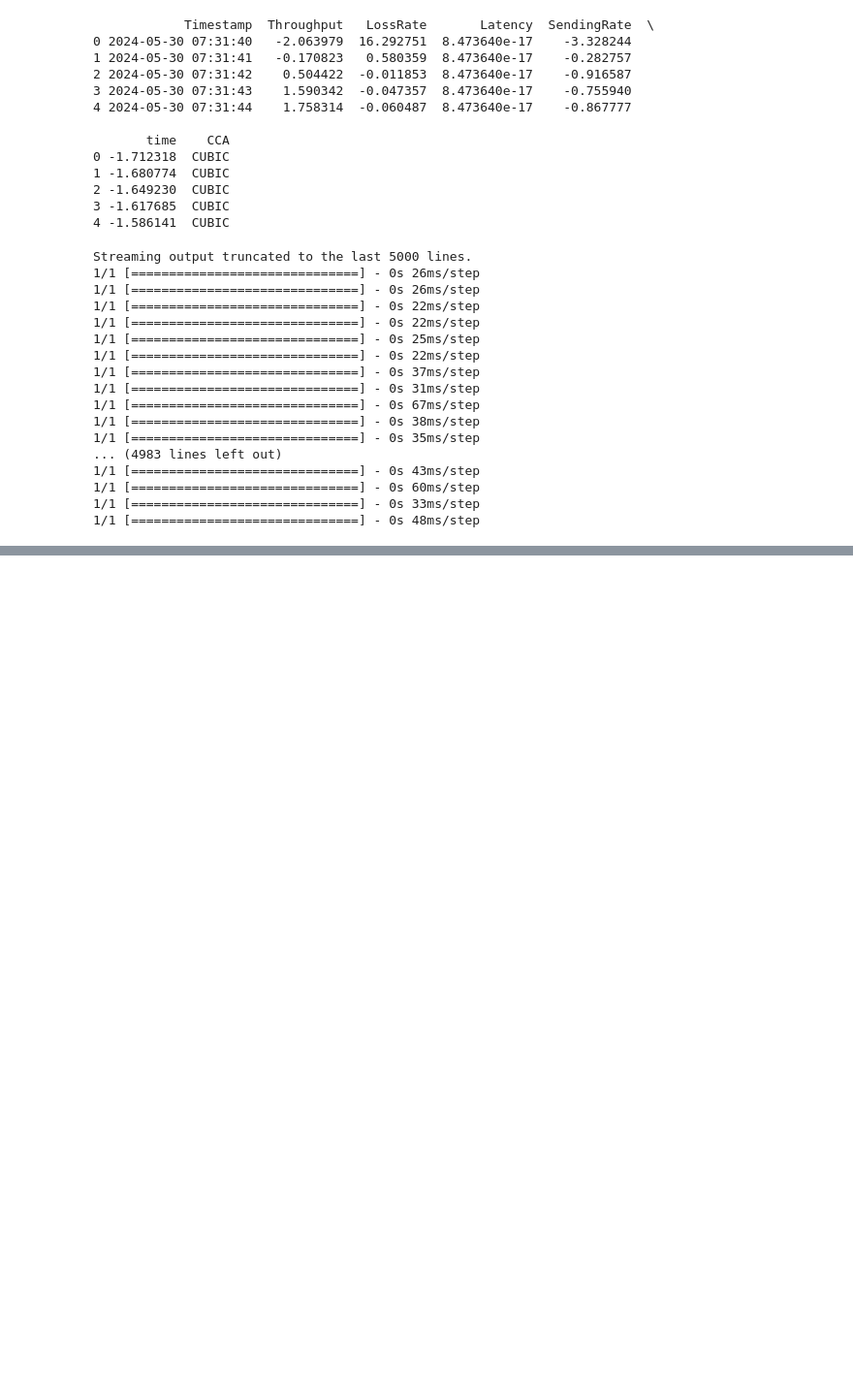
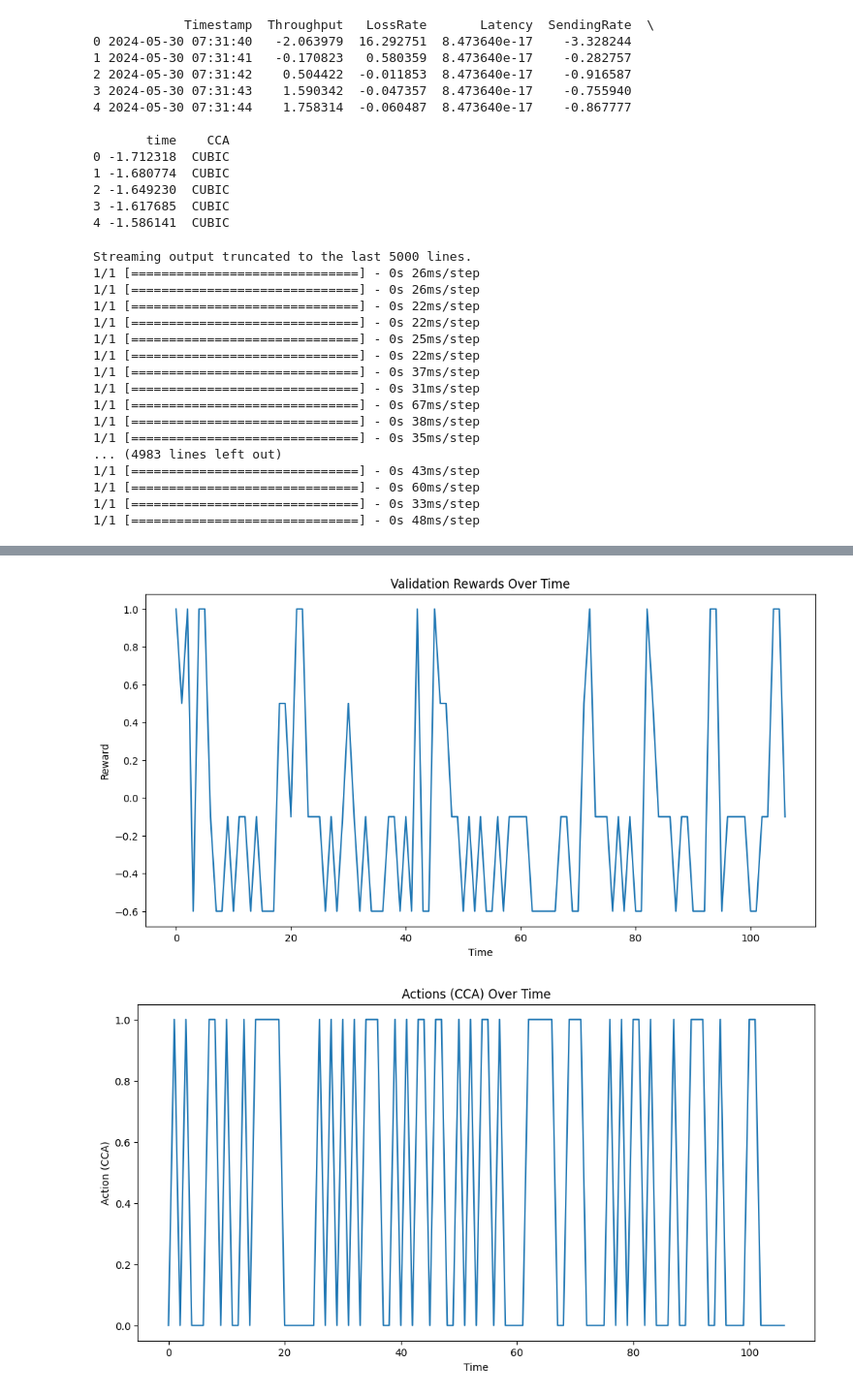
Before and after one commit to Shyamesh/SIT723-24, a Jupyter notebook: start.ipynb, the cells around one changed output, grey strips where cells are left out. Shown at 97% size. Drawn from its saved outputs; the diff is of its cells as text; code cells hidden in the pictures; blank space fills up the shorter version.

```diff
--- a/start.ipynb
+++ b/start.ipynb
@@ -375,0 +424,35 @@ Streaming output truncated to the last 5000 lines.
+# %%
+import matplotlib.pyplot as plt
+
+# Validate the model
+obs = env.reset()
+rewards = []
+actions = []
+
+for _ in range(len(test_data)):
+    # Use agent.model to predict actions
+    action = agent.act(obs) # Use agent's act method to get action
+    obs, reward, done, info = env.step(action)
+    rewards.append(reward)
+    actions.append(action)
+    if done:
+        break
+
+# Plot rewards
+plt.figure(figsize=(12, 6))
+plt.plot(rewards)
+plt.xlabel('Time')
+plt.ylabel('Reward')
+plt.title('Validation Rewards Over Time')
+plt.show()
+
+# Plot actions
+plt.figure(figsize=(12, 6))
+plt.plot(actions)
+plt.xlabel('Time')
+plt.ylabel('Action (CCA)')
+plt.title('Actions (CCA) Over Time')
+plt.show()
+# %% [output]
+[figure, added]
+[figure, added]
```
Also changed, not shown: parts of 6 cells of this notebook.
